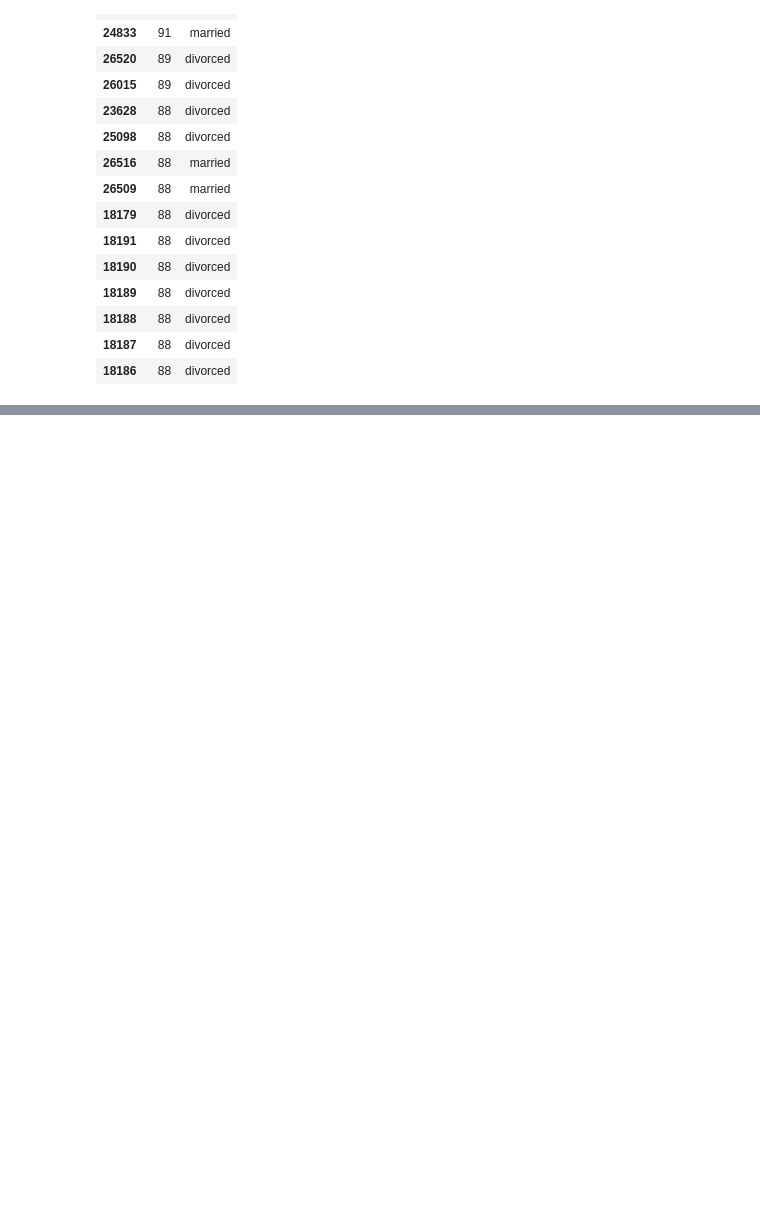
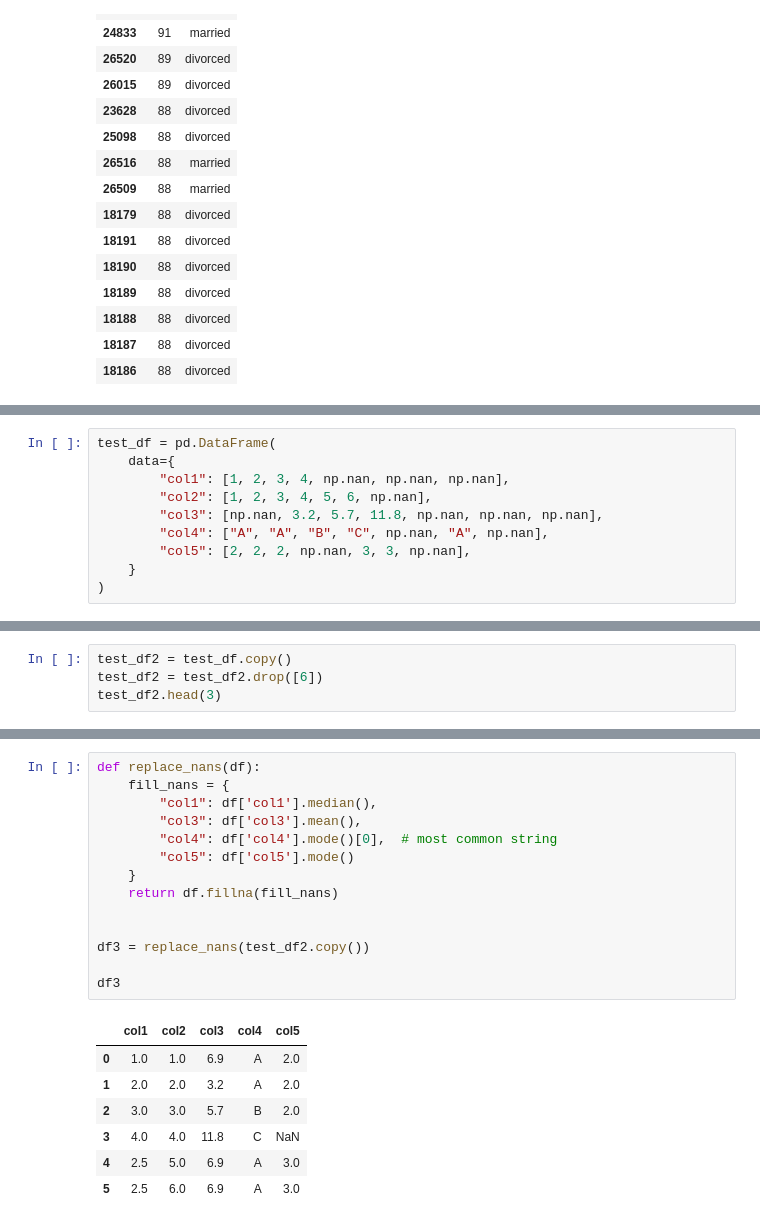
Before and after one commit to drusho/WGU, a Jupyter notebook: d206 - Data Cleaning/bank_marketing_training.ipynb, the cells around one changed output, grey strips where cells are left out. Saved outputs shown, nothing was run; the diff lists cells and outputs as text; blank space fills up the shorter version.

```diff
--- a/d206 - Data Cleaning/bank_marketing_training.ipynb
+++ b/d206 - Data Cleaning/bank_marketing_training.ipynb
@@ -279,0 +282,10 @@ bt_5_outliers_sorted[["age", "marital"]].head(15)
+# %%
+test_df = pd.DataFrame(
+    data={
+        "col1": [1, 2, 3, 4, np.nan, np.nan, np.nan],
+        "col2": [1, 2, 3, 4, 5, 6, np.nan],
+        "col3": [np.nan, 3.2, 5.7, 11.8, np.nan, np.nan, np.nan],
+        "col4": ["A", "A", "B", "C", np.nan, "A", np.nan],
+        "col5": [2, 2, 2, np.nan, 3, 3, np.nan],
+    }
+)
@@ -279,0 +325,4 @@ bt_5_outliers_sorted[["age", "marital"]].head(15)
+# %%
+test_df2 = test_df.copy()
+test_df2 = test_df2.drop([6])
+test_df2.head(3)
@@ -279,0 +341,22 @@ bt_5_outliers_sorted[["age", "marital"]].head(15)
+# %%
+def replace_nans(df):
+    fill_nans = {
+        "col1": df['col1'].median(),
+        "col3": df['col3'].mean(),
+        "col4": df['col4'].mode()[0],  # most common string
+        "col5": df['col5'].mode()
+    }
+    return df.fillna(fill_nans)
+
+
+df3 = replace_nans(test_df2.copy())
+
+df3
+# %% [output]
+|  | col1 | col2 | col3 | col4 | col5 |
+| 0 | 1.0 | 1.0 | 6.9 | A | 2.0 |
+| 1 | 2.0 | 2.0 | 3.2 | A | 2.0 |
+| 2 | 3.0 | 3.0 | 5.7 | B | 2.0 |
+| 3 | 4.0 | 4.0 | 11.8 | C | NaN |
+| 4 | 2.5 | 5.0 | 6.9 | A | 3.0 |
+| 5 | 2.5 | 6.0 | 6.9 | A | 3.0 |
```
Also changed, not shown: parts of 10 cells of this notebook.
